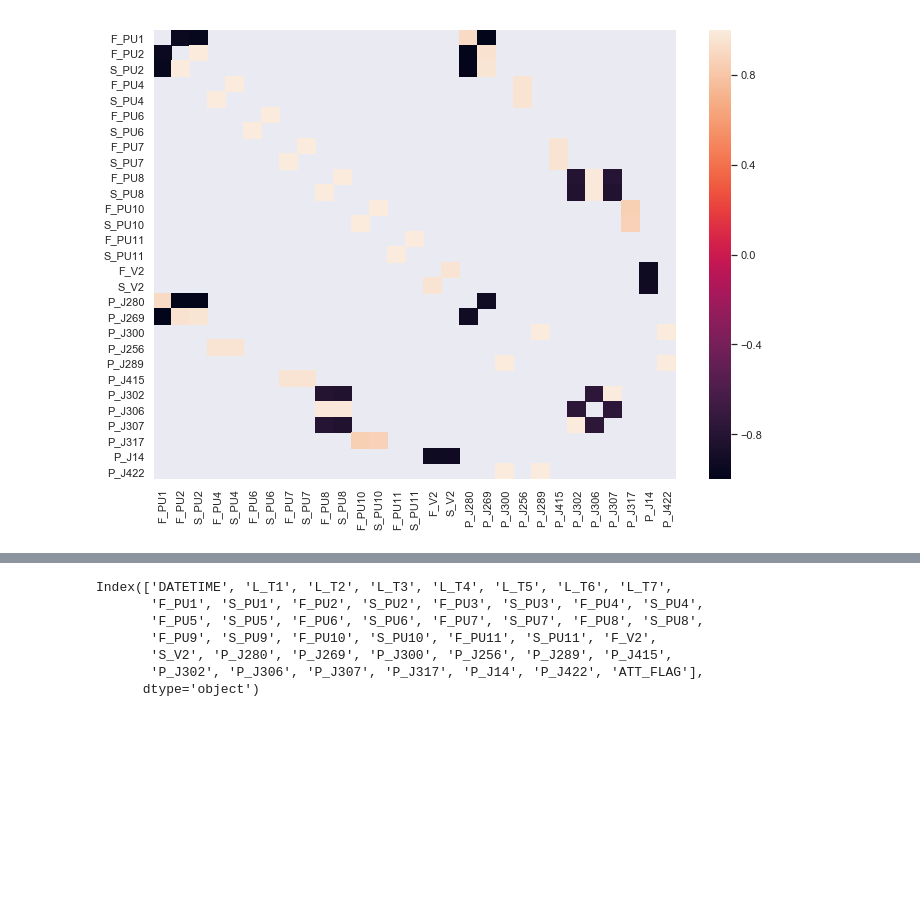
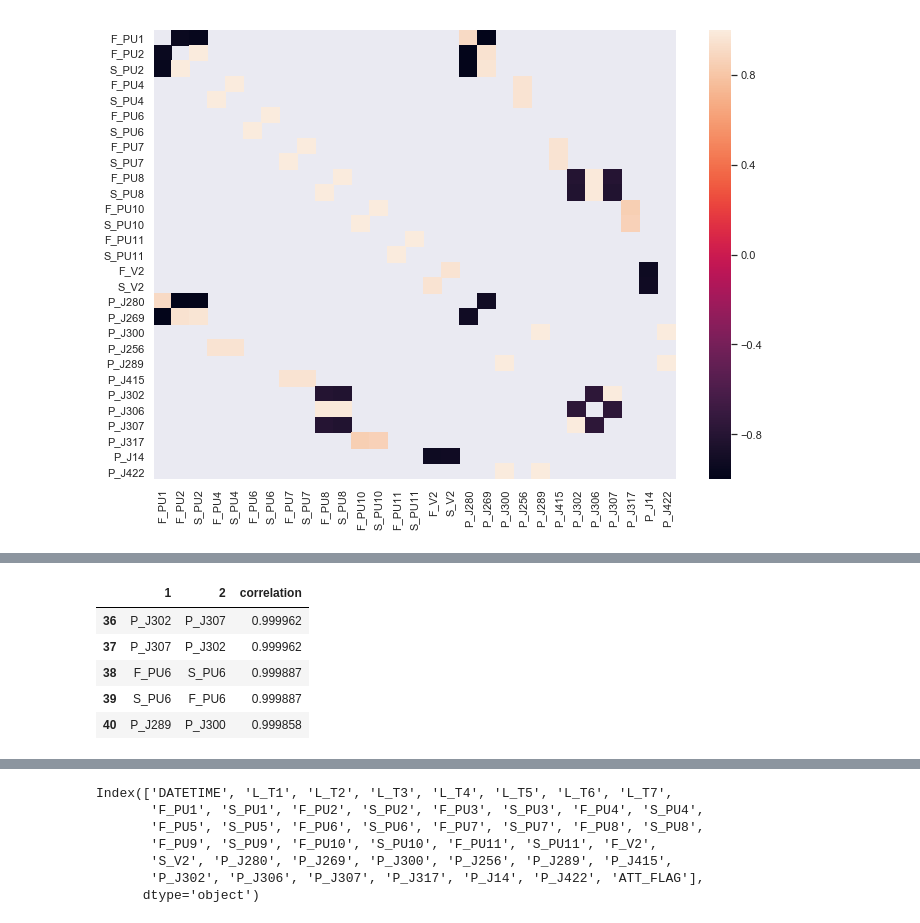
Before and after one commit to sebastiaansch/CDALab2, a Jupyter notebook: Assignment/FamiliarizationTask.ipynb, the cells around one changed output, grey strips where cells are left out. Drawn from its saved outputs; the diff is of its cells as text; code cells hidden in the pictures; blank space fills up the shorter version.

```diff
--- a/Assignment/FamiliarizationTask.ipynb
+++ b/Assignment/FamiliarizationTask.ipynb
@@ -93,6 +73,13 @@ sns.heatmap(correlheat)
 # %%
 ## Show most correlated signals
-corr
+corr.head()
+# %% [output]
+|  | 1 | 2 | correlation |
+| 36 | P_J302 | P_J307 | 0.999962 |
+| 37 | P_J307 | P_J302 | 0.999962 |
+| 38 | F_PU6 | S_PU6 | 0.999887 |
+| 39 | S_PU6 | F_PU6 | 0.999887 |
+| 40 | P_J289 | P_J300 | 0.999858 |
 # %%
 idx = len(df1) - 1 if len(df1) % 24 else len(df1)
 test = df1[:idx].groupby(df1.index[:idx] // 24).mean()
```
Also changed, not shown: parts of 9 cells of this notebook.
